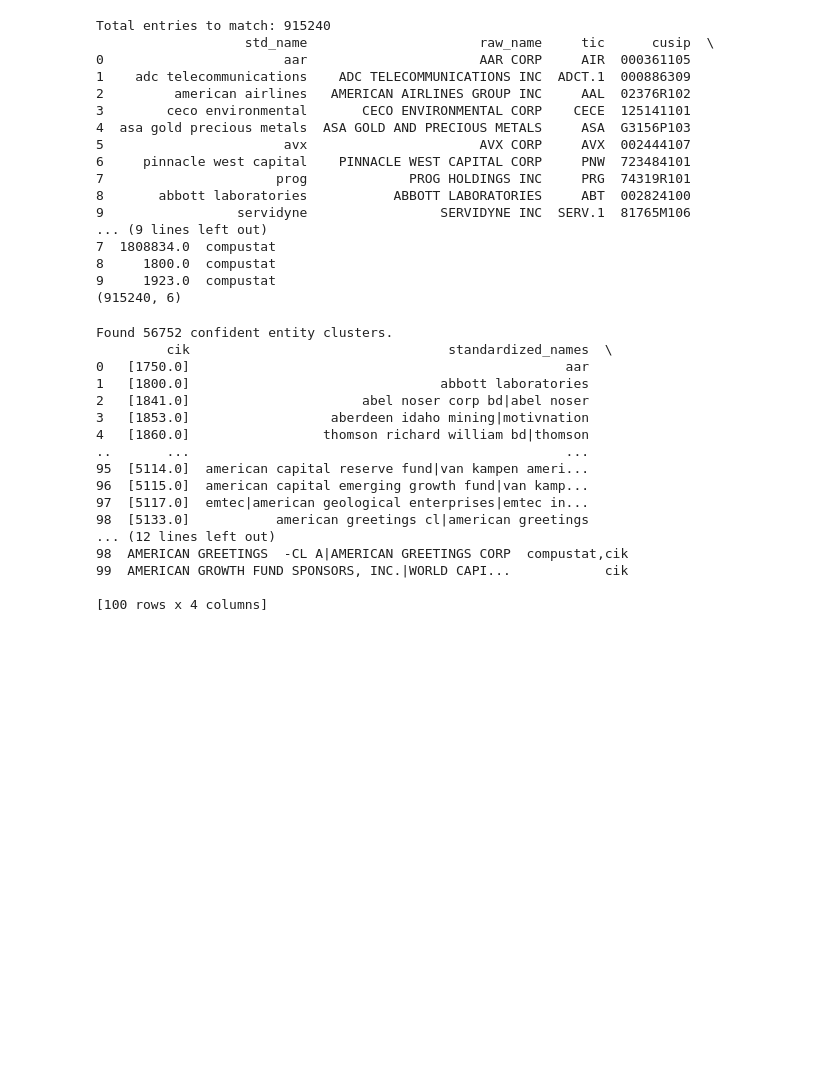
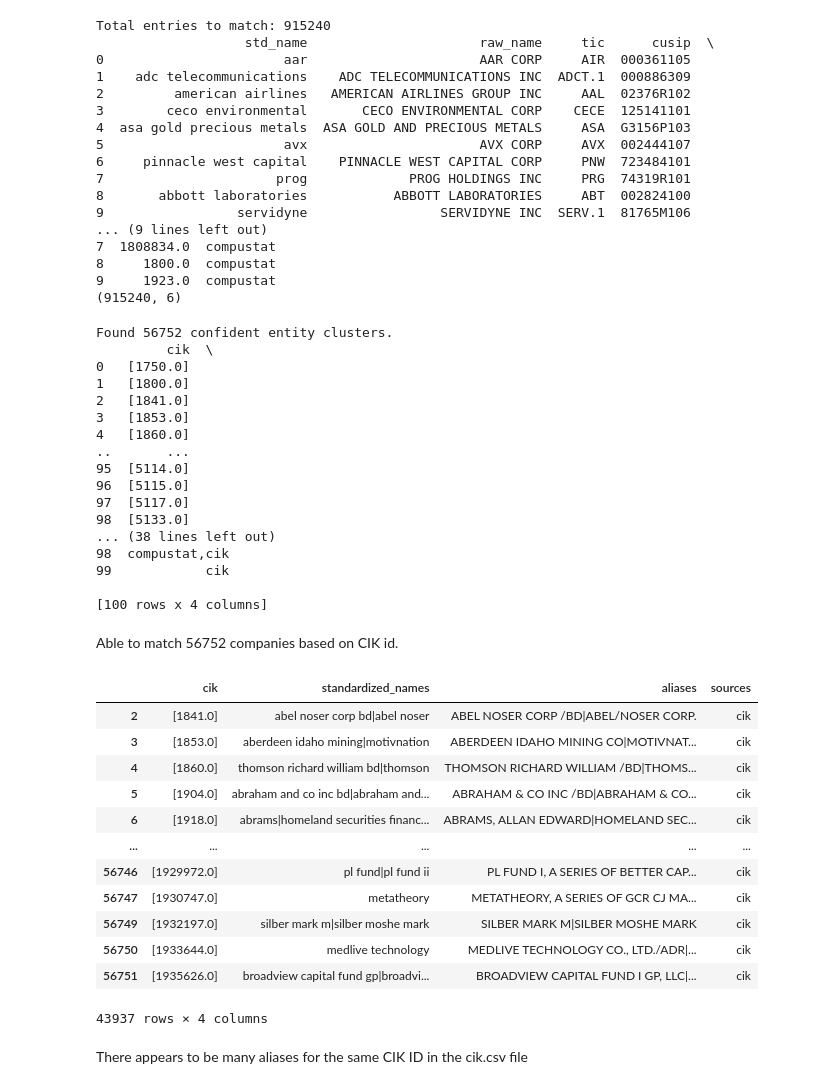
Before and after one commit to judgelord/corporations-data, a Jupyter notebook: python/create_entity_crosswalk_notebook.ipynb, the cells around one changed output. Cells and saved outputs as stored; diff of their text form; code cells hidden in the pictures; blank space fills up the shorter version.

Commit message:
merging based on cik data

```diff
--- a/python/create_entity_crosswalk_notebook.ipynb
+++ b/python/create_entity_crosswalk_notebook.ipynb
@@ -310,7 +310,7 @@ for cik_value, group in grouped_by_cik_id:
         # Aggregate the data based on cik
         keys = {
             'cik': group['cik'].dropna().unique().tolist(),
-            # Now aggregate the std_name to see all variations found for this ID combo
+            # Now aggregate the std_name to see all variations found for cik
             'standardized_names': '|'.join(group['std_name'].dropna().unique()),
             # Aggregate other fields as before
             'aliases': '|'.join(group['raw_name'].dropna().unique()),
@@ -318,25 +318,49 @@ for cik_value, group in grouped_by_cik_id:
         }
         confident_matches.append(keys)
 
+pd.set_option('display.max_colwidth', None)
 confident_crosswalk_id_based = pd.DataFrame(confident_matches)
 print(f"Found {len(confident_crosswalk_id_based)} confident entity clusters.")
 print(confident_crosswalk_id_based.head(100))
 # %% [output]
 Found 56752 confident entity clusters.
-         cik                                 standardized_names  \
-0   [1750.0]                                                aar
-1   [1800.0]                                abbott laboratories
-2   [1841.0]                      abel noser corp bd|abel noser
-3   [1853.0]                  aberdeen idaho mining|motivnation
-4   [1860.0]                 thomson richard william bd|thomson
-..       ...                                                ...
-95  [5114.0]  american capital reserve fund|van kampen ameri...
-96  [5115.0]  american capital emerging growth fund|van kamp...
-97  [5117.0]  emtec|american geological enterprises|emtec in...
-98  [5133.0]           american greetings cl|american greetings
-... (12 lines left out)
-98  AMERICAN GREETINGS  -CL A|AMERICAN GREETINGS CORP  compustat,cik
-99  AMERICAN GROWTH FUND SPONSORS, INC.|WORLD CAPI...            cik
+         cik  \
+0   [1750.0]
+1   [1800.0]
+2   [1841.0]
+3   [1853.0]
+4   [1860.0]
+..       ...
+95  [5114.0]
+96  [5115.0]
+97  [5117.0]
+98  [5133.0]
+... (38 lines left out)
+98  compustat,cik
+99            cik
 
 [100 rows x 4 columns]
+# %% [markdown]
+Able to match 56752 companies based on CIK id.
+# %%
+# Find all the rows where there is duplicate CIK in one of the dataframes
+# In other words, there are multiple aliases, but coming from the same source
+
+confident_crosswalk_id_based[confident_crosswalk_id_based['aliases'].str.contains('\|') & ~confident_crosswalk_id_based['sources'].str.contains(r',')]
+# %% [output]
+|  | cik | standardized_names | aliases | sources |
+| 2 | [1841.0] | abel noser corp bd|abel noser | ABEL NOSER CORP /BD|ABEL/NOSER CORP. | cik |
+| 3 | [1853.0] | aberdeen idaho mining|motivnation | ABERDEEN IDAHO MINING CO|MOTIVNAT... | cik |
+| 4 | [1860.0] | thomson richard william bd|thomson | THOMSON RICHARD WILLIAM /BD|THOMS... | cik |
+| 5 | [1904.0] | abraham and co inc bd|abraham and... | ABRAHAM & CO INC /BD|ABRAHAM & CO... | cik |
+| 6 | [1918.0] | abrams|homeland securities financ... | ABRAMS, ALLAN EDWARD|HOMELAND SEC... | cik |
+| ... | ... | ... | ... | ... |
+| 56746 | [1929972.0] | pl fund|pl fund ii | PL FUND I, A SERIES OF BETTER CAP... | cik |
+| 56747 | [1930747.0] | metatheory | METATHEORY, A SERIES OF GCR CJ MA... | cik |
+| 56749 | [1932197.0] | silber mark m|silber moshe mark | SILBER MARK M|SILBER MOSHE MARK | cik |
+| 56750 | [1933644.0] | medlive technology | MEDLIVE TECHNOLOGY CO., LTD./ADR|... | cik |
+| 56751 | [1935626.0] | broadview capital fund gp|broadvi... | BROADVIEW CAPITAL FUND I GP, LLC|... | cik |
+43937 rows × 4 columns
+# %% [markdown]
+There appears to be many aliases for the same CIK ID in the cik.csv file
 # %%
```
Also changed, not shown: parts of 2 cells of this notebook.
